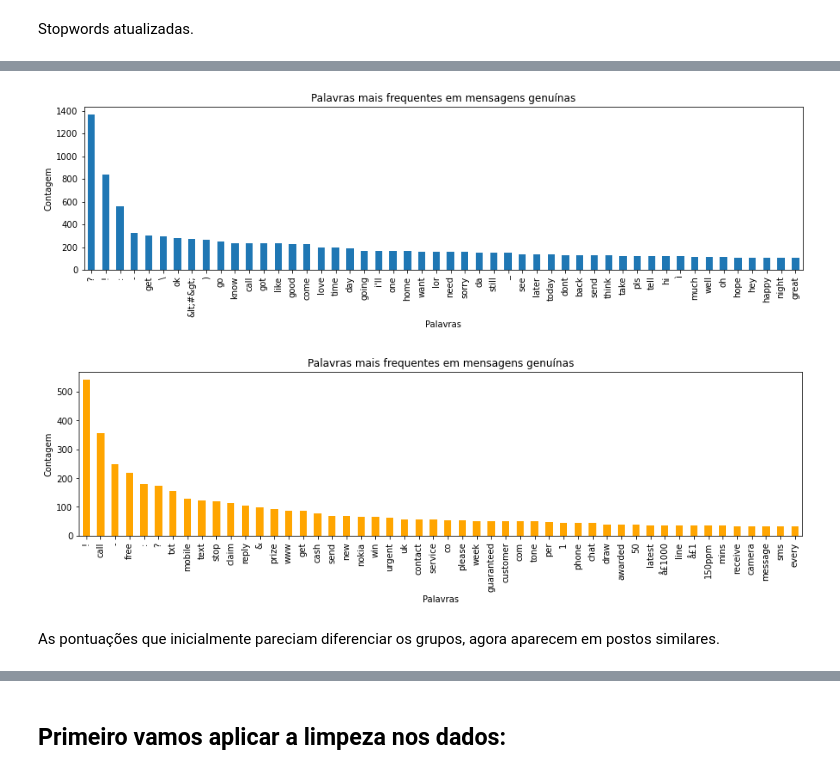
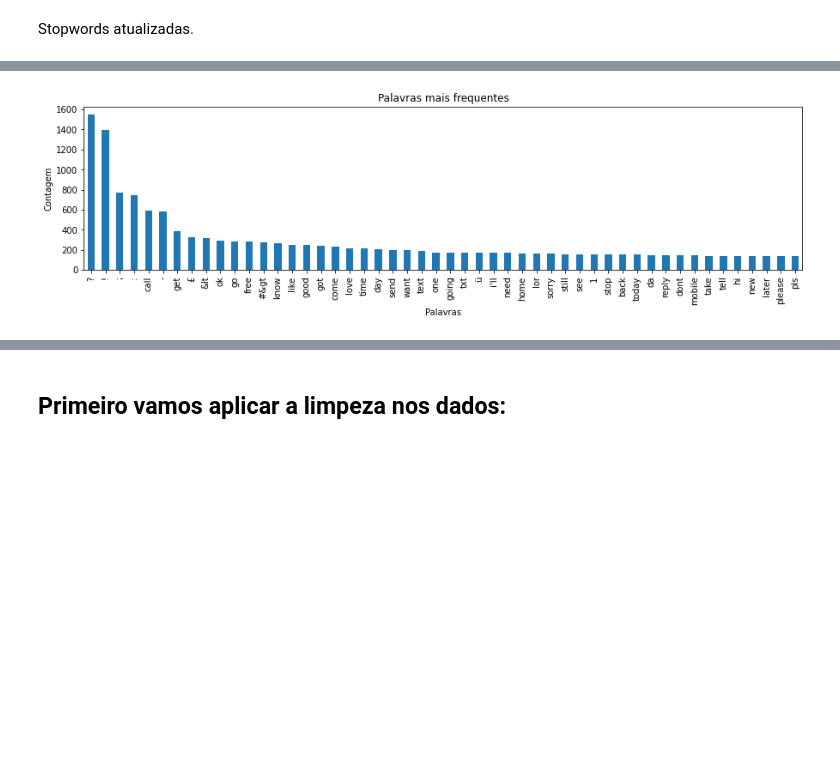
Before and after one commit to D3B0R4H/Trabalho3, a Jupyter notebook: Trabalho_final.ipynb, the cells around one changed output, grey strips where cells are left out. Cells and saved outputs as stored; diff of their text form; code cells hidden in the pictures; blank space fills up the shorter version.

```diff
--- a/Trabalho_final.ipynb
+++ b/Trabalho_final.ipynb
@@ -131,6 +129,5 @@ final_stopword_list = custom_stop_word_list + NLTK_stop_words_list
 # %% [markdown]
 Stopwords atualizadas.
 # %%
-sms_1 = ' '.join(sms['text']).lower().replace('.', ' ').replace(',', ' ').replace('?', ' ? ').replace('!', ' ! ').replace('\\', ' \\ ').replace(':', ' : ').replace('-', ' - ').replace('_', ' _ ').replace('@', ' @ ').replace('$', ' $ ').split()
+sms_1 = ' '.join(sms['text']).lower().replace('.', ' ').replace(',', ' ').replace('?', ' ? ').replace('!', ' ! ').replace('\\', ' \\ ').replace(':', ' : ').replace(';', ' ; ').replace('-', ' - ').replace('_', ' _ ').replace('@', ' @ ').replace('(', ' ').replace(')', ' ').replace('$', ' $ ').replace('£', ' £ ').split()
 sms_limpo = [word for word in sms_1 if word not in final_stopword_list]
-sms_limpo
@@ -187,21 +147,10 @@ Counter(sms_ham_limpo).most_common(10)
 # %%
-count_ham = pd.DataFrame.from_dict(Counter(sms_ham_limpo).most_common(50))
-count_ham.plot(kind = 'bar', legend = False, figsize = (15, 3.5))
-plt.xticks(np.arange(50), count_ham[0])
-plt.title('Palavras mais frequentes em mensagens genuínas')
+count_sms_limpo = pd.DataFrame.from_dict(Counter(sms_limpo).most_common(50))
+count_sms_limpo.plot(kind = 'bar', legend = False, figsize = (15, 3.5))
+plt.xticks(np.arange(50), count_sms_limpo[0])
+plt.title('Palavras mais frequentes')
 plt.xlabel('Palavras')
 plt.ylabel('Contagem')
 plt.show()
-
-count_spam = pd.DataFrame.from_dict(Counter(sms_spam_limpo).most_common(50))
-count_spam.plot(kind = 'bar', legend = False, color = 'orange', figsize = (15, 3.5))
-plt.xticks(np.arange(50), count_spam[0])
-plt.title('Palavras mais frequentes em mensagens genuínas')
-plt.xlabel('Palavras')
-plt.ylabel('Contagem')
-plt.show()
 # %% [output]
-[figure, old version]
+[figure, new version]
-[figure, removed]
-# %% [markdown]
-As pontuações que inicialmente pareciam diferenciar os grupos, agora aparecem em postos similares.
```
Also changed, not shown: parts of 39 cells of this notebook.
